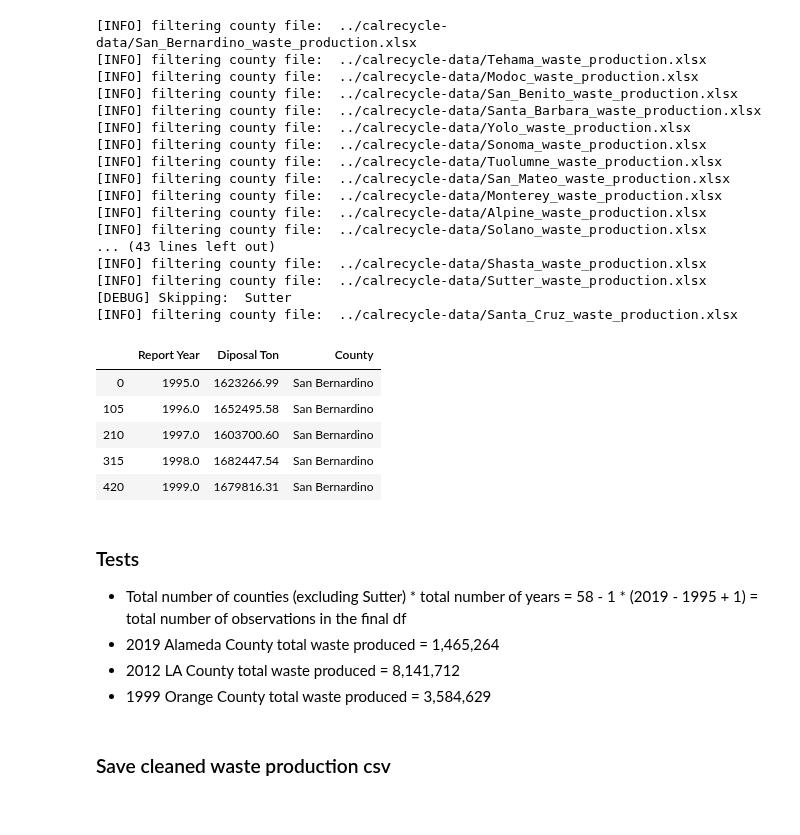
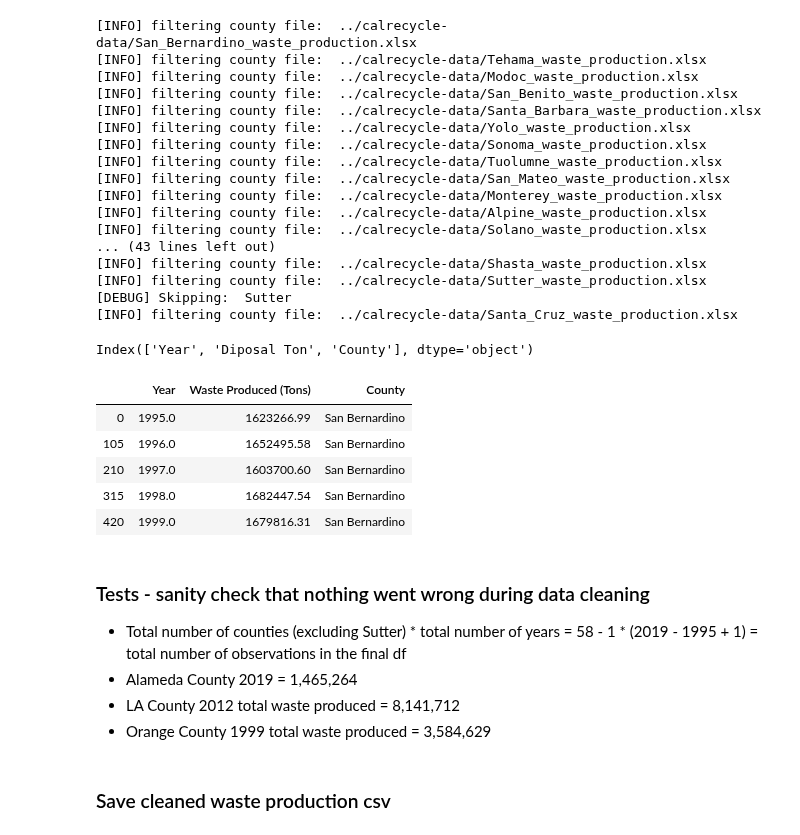
Before and after one commit to matthew-y-dong/ca-waste, a Jupyter notebook: preprocess-data/data-cleaning.ipynb, the cells around one changed output. Saved outputs shown, nothing was run; the diff lists cells and outputs as text; code cells hidden in the pictures.

```diff
--- a/preprocess-data/data-cleaning.ipynb
+++ b/preprocess-data/data-cleaning.ipynb
@@ -59,20 +78,25 @@ county_waste_production_df = pd.concat(county_waste_production)
 [INFO] filtering county file:  ../calrecycle-data/Sutter_waste_production.xlsx
 [DEBUG] Skipping:  Sutter
 [INFO] filtering county file:  ../calrecycle-data/Santa_Cruz_waste_production.xlsx
-# %%
-
-county_waste_production_df.head()
-# %% [output]
-|  | Report Year | Diposal Ton | County |
-| 0 | 1995.0 | 1623266.99 | San Bernardino |
-| 105 | 1996.0 | 1652495.58 | San Bernardino |
-| 210 | 1997.0 | 1603700.60 | San Bernardino |
-| 315 | 1998.0 | 1682447.54 | San Bernardino |
-| 420 | 1999.0 | 1679816.31 | San Bernardino |
+# %%
+county_waste_production_df.columns
+# %% [output]
+Index(['Year', 'Diposal Ton', 'County'], dtype='object')
+# %%
+county_waste_production_df.rename(columns={"Report Year": "Year",
+                                           "Diposal Ton": "Waste Produced (Tons)"}, inplace=True)
+county_waste_production_df.head()
+# %% [output]
+|  | Year | Waste Produced (Tons) | County |
+| 0 | 1995.0 | 1623266.99 | San Bernardino |
+| 105 | 1996.0 | 1652495.58 | San Bernardino |
+| 210 | 1997.0 | 1603700.60 | San Bernardino |
+| 315 | 1998.0 | 1682447.54 | San Bernardino |
+| 420 | 1999.0 | 1679816.31 | San Bernardino |
 # %% [markdown]
-### Tests
+### Tests - sanity check that nothing went wrong during data cleaning
 
 - Total number of counties (excluding Sutter) * total number of years = 58 - 1 * (2019 - 1995 + 1) = total number of observations in the final df
-- 2019 Alameda County total waste produced = 1,465,264
-- 2012 LA County total waste produced = 8,141,712
-- 1999 Orange County total waste produced = 3,584,629
+- Alameda County 2019 = 1,465,264
+- LA County 2012 total waste produced = 8,141,712
+- Orange County 1999 total waste produced = 3,584,629
```
Also changed, not shown: parts of 14 cells of this notebook, 2 other files.
